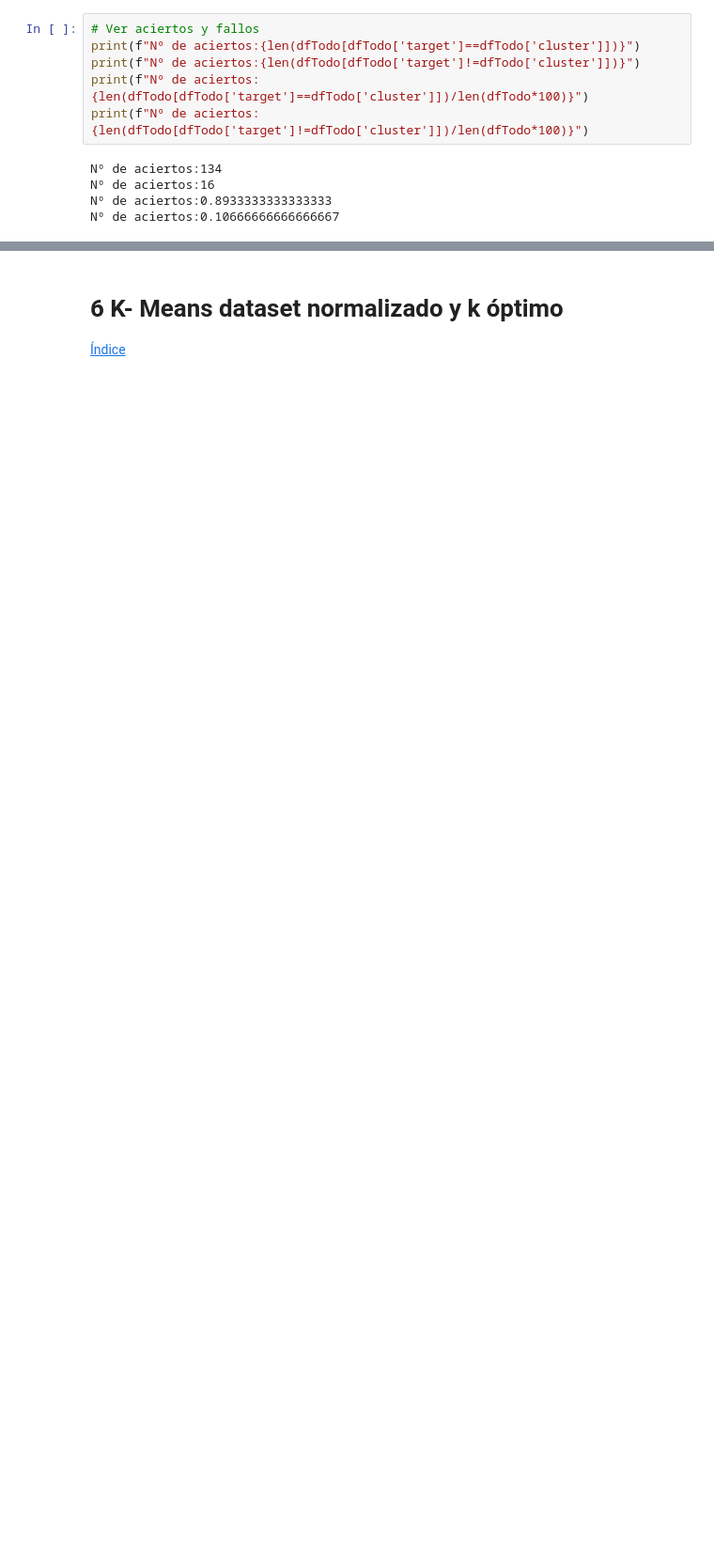
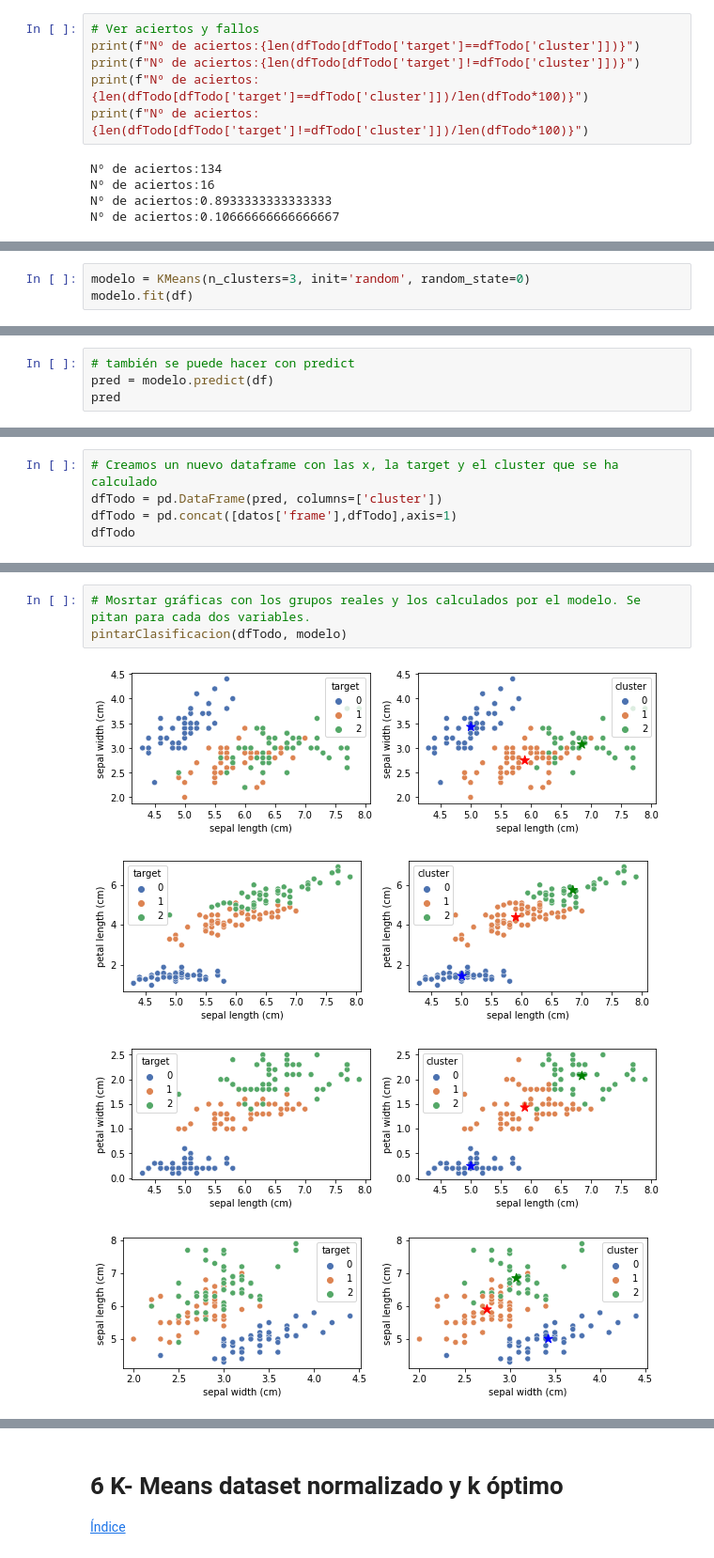
Before and after one commit to rmmateosv/SAA2223, a Jupyter notebook: Tema5/01Lirios/01KMeans.ipynb, the cells around one changed output, grey strips where cells are left out. Shown at 94% size. Cells and saved outputs as stored; diff of their text form; blank space fills up the shorter version.

```diff
--- a/Tema5/01Lirios/01KMeans.ipynb
+++ b/Tema5/01Lirios/01KMeans.ipynb
@@ -359,0 +394,3 @@ Nº de aciertos:0.10666666666666667
+# %%
+modelo = KMeans(n_clusters=3, init='random', random_state=0)
+modelo.fit(df)
@@ -359,0 +417,4 @@ Nº de aciertos:0.10666666666666667
+# %%
+# también se puede hacer con predict
+pred = modelo.predict(df)
+pred
@@ -359,0 +447,5 @@ Nº de aciertos:0.10666666666666667
+# %%
+# Creamos un nuevo dataframe con las x, la target y el cluster que se ha calculado
+dfTodo = pd.DataFrame(pred, columns=['cluster'])
+dfTodo = pd.concat([datos['frame'],dfTodo],axis=1)
+dfTodo
@@ -359,0 +477,8 @@ Nº de aciertos:0.10666666666666667
+# %%
+# Mosrtar gráficas con los grupos reales y los calculados por el modelo. Se pitan para cada dos variables.
+pintarClasificacion(dfTodo, modelo)
+# %% [output]
+[figure, added]
+[figure, added]
+[figure, added]
+[figure, added]
```
Also changed, not shown: parts of 14 cells of this notebook.
